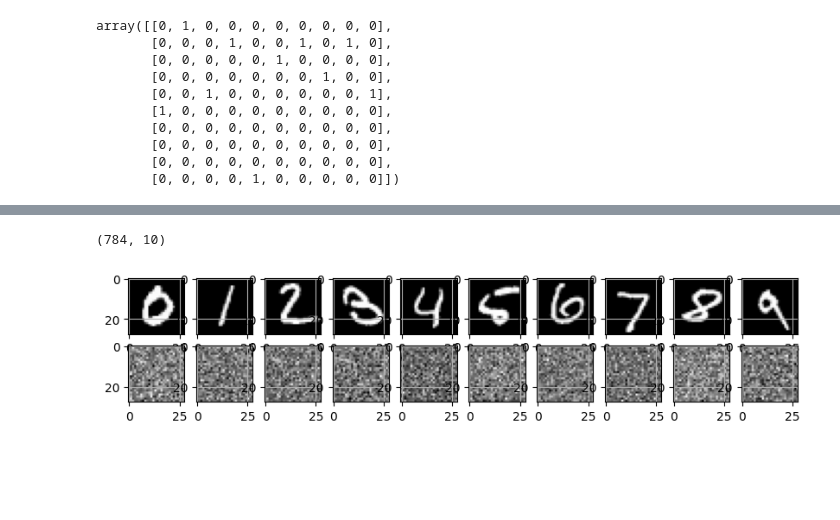
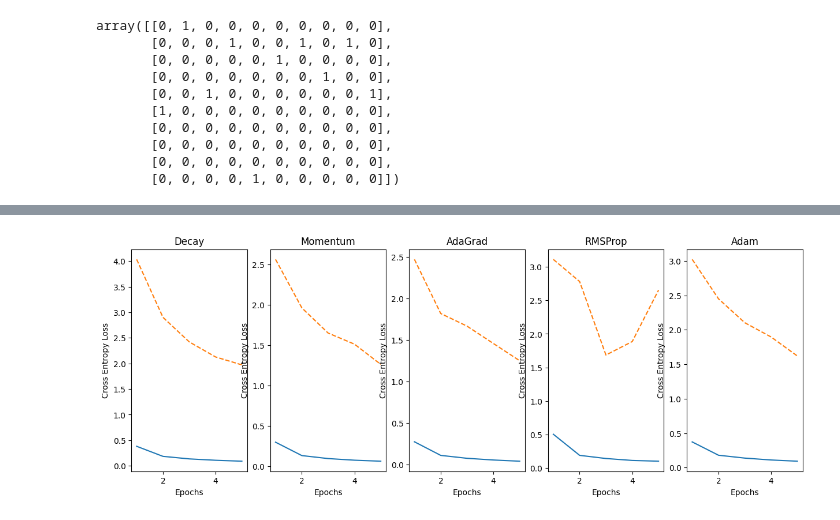
Before and after one commit to Hawlll/Hancoded_MLAlgos, a Jupyter notebook: NeuralNetwork.ipynb, the cells around one changed output, grey strips where cells are left out. Drawn from its saved outputs; the diff is of its cells as text; code cells hidden in the pictures; blank space fills up the shorter version.

```diff
--- a/NeuralNetwork.ipynb
+++ b/NeuralNetwork.ipynb
@@ -731,52 +916,25 @@ plt.show()
 # plt.title("Test Loss")
 # plt.xlabel("Learning Rate")
 # plt.ylabel("Batch Size")
-# %%
-cls_inds = []
-
-n_classes = 10
-
-for cls in range(n_classes):
-
-  ind = np.where(np.argmax(y_test, axis=0)==cls)[0][0]
-
-  cls_inds.append(ind)
-
-x_sample = x_test[:, cls_inds]
-y_sample = y_test[:, cls_inds]
-
-
-sequence = [
-    DenseLayer(784, activation_func=relu_actv, init_strat=he_init),
-    # DenseLayer(784, activation_func=relu_actv, init_strat=he_init),
-    # DenseLayer(784, activation_func=relu_actv, init_strat=he_init),
-    DenseLayer(10, activation_func=soft_actv, is_output=True, init_strat=he_init)
-]
-
-temp_nn = NeuralNetwork(sequence, input_dim=x_train.shape, opt=decay_opt, loss_func=cross_eval, eval_func=acc_eval)
-temp_nn.fit(x_train, y_train, use_val=False, batch_size=256)
-
-_, _, outputs = temp_nn.feed_forward(x_sample, is_training=False)
-
-fig = plt.figure(figsize=(10,10))
-for i in range(n_classes):
-
-  fig.add_subplot(n_classes, n_classes, i+1)
-  plt.imshow(np.reshape(x_sample[:, i], (28, 28)), cmap="gray")
-  plt.grid('off')
-
-for i in range(1):
-
-  layer_out = outputs[i][0]
-  print(layer_out.shape)
-
-  for j in range(n_classes):
-
-    img = np.reshape(layer_out[:, j], (28, 28))
-
-    fig.add_subplot(n_classes, n_classes, (j+1) + n_classes*(i+1))
-    plt.imshow(img, cmap="gray")
-    plt.grid('off')
-# %% [output]
-(784, 10)
-[figure, removed]
+# %%
+fig = plt.figure(figsize=(15, 5))
+
+n_epochs = 5
+
+for i, opt in enumerate([decay_opt, mom_opt, adagrad_opt, rmsprop_opt, adam_opt]):
+
+  temp_nn = NeuralNetwork(simple_sequence, input_dim=x_train.shape, opt=opt, loss_func=cross_eval, eval_func=acc_eval)
+
+  train_losses, train_accs, val_losses, val_accs = temp_nn.fit(x_train, y_train, x_val, y_val, n_epochs, 256, use_val=True)
+
+  fig.add_subplot(1, 5, i+1)
+
+  plt.plot([i+1 for i in range(n_epochs)], train_losses)
+  plt.plot([i+1 for i in range(n_epochs)], val_losses, linestyle='--')
+  plt.title(opt.name)
+  plt.xlabel("Epochs")
+  plt.ylabel(temp_nn.loss_func.name)
+
+plt.show()
+# %% [output]
+[figure, added]
```
Also changed, not shown: parts of 6 cells of this notebook.
